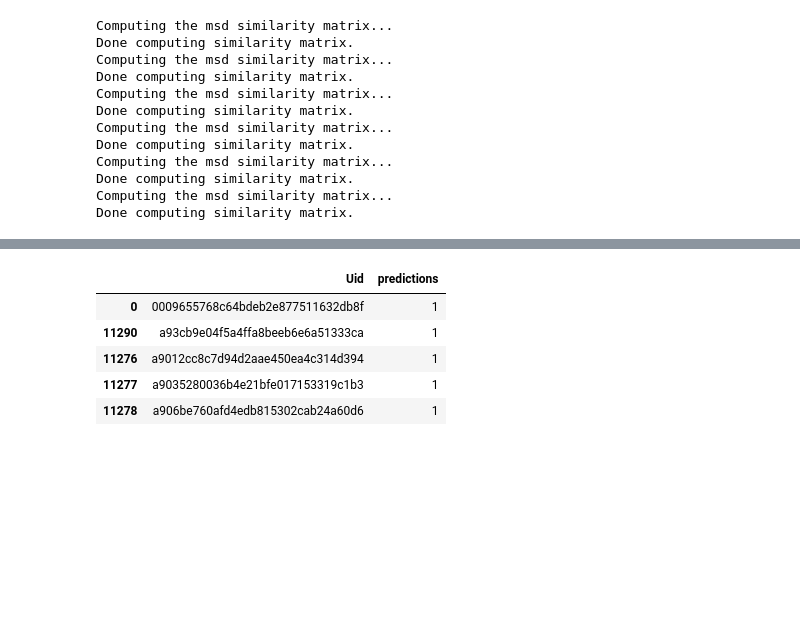
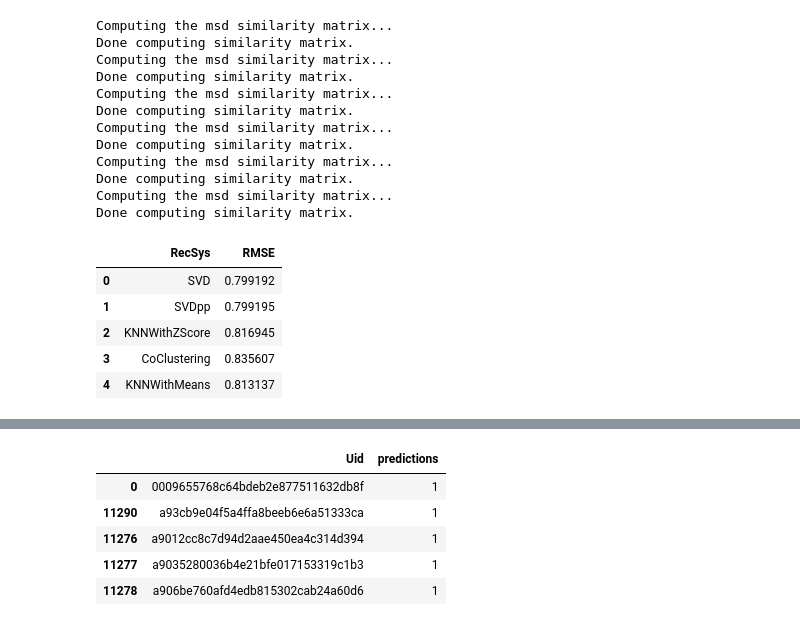
Before and after one commit to Gutelvam/Starbucks-Recommendation-System, a Jupyter notebook: Starbucks_Capstone_notebook.ipynb, the cells around one changed output, grey strips where cells are left out. Cells and saved outputs as stored; diff of their text form; code cells hidden in the pictures; blank space fills up the shorter version.

```diff
--- a/Starbucks_Capstone_notebook.ipynb
+++ b/Starbucks_Capstone_notebook.ipynb
@@ -664,6 +662,14 @@ Done computing similarity matrix.
 # %%
 # Visualize best models in a datafram format
 best_cv= pd.DataFrame(cv, columns=['RecSys', 'RMSE'])
+best_cv
+# %% [output]
+|  | RecSys | RMSE |
+| 0 | SVD | 0.799192 |
+| 1 | SVDpp | 0.799195 |
+| 2 | KNNWithZScore | 0.816945 |
+| 3 | CoClustering | 0.835607 |
+| 4 | KNNWithMeans | 0.813137 |
 # %%
 # Create easy access to models
 model_dict = {'SVD': SVD(), 'SVDpp': SVDpp(), 'KNNWithZScore': KNNWithZScore(),'CoClustering': CoClustering(), 'KNNWithMeans':KNNWithMeans()}
```
Also changed, not shown: parts of 9 cells of this notebook.
